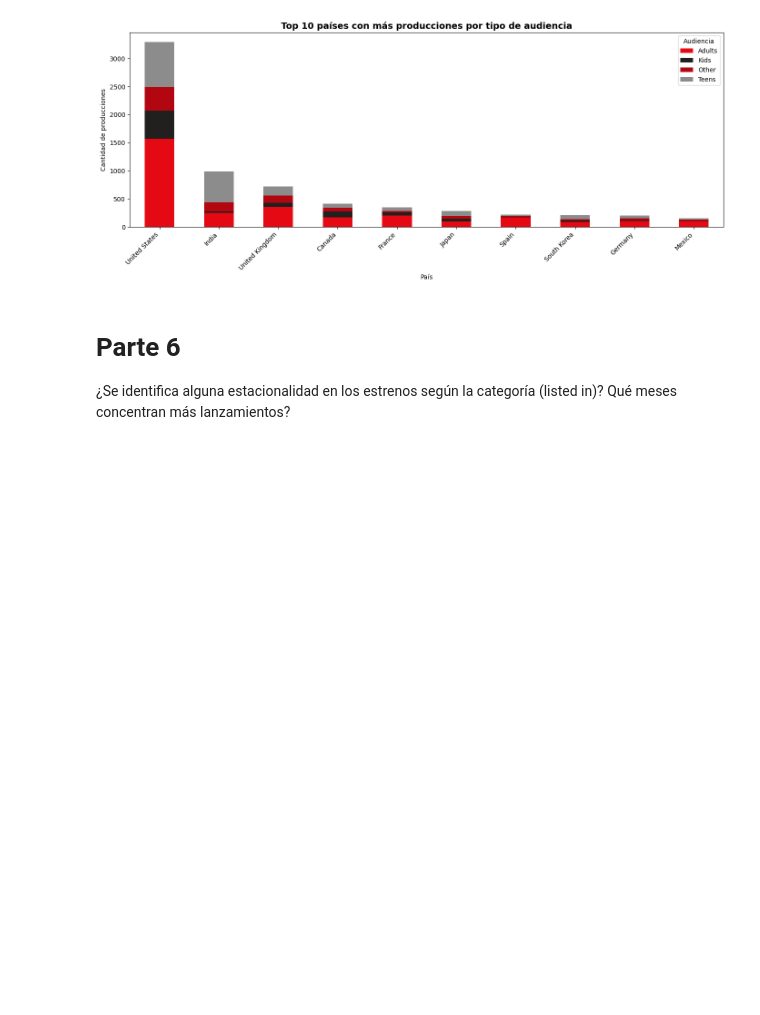
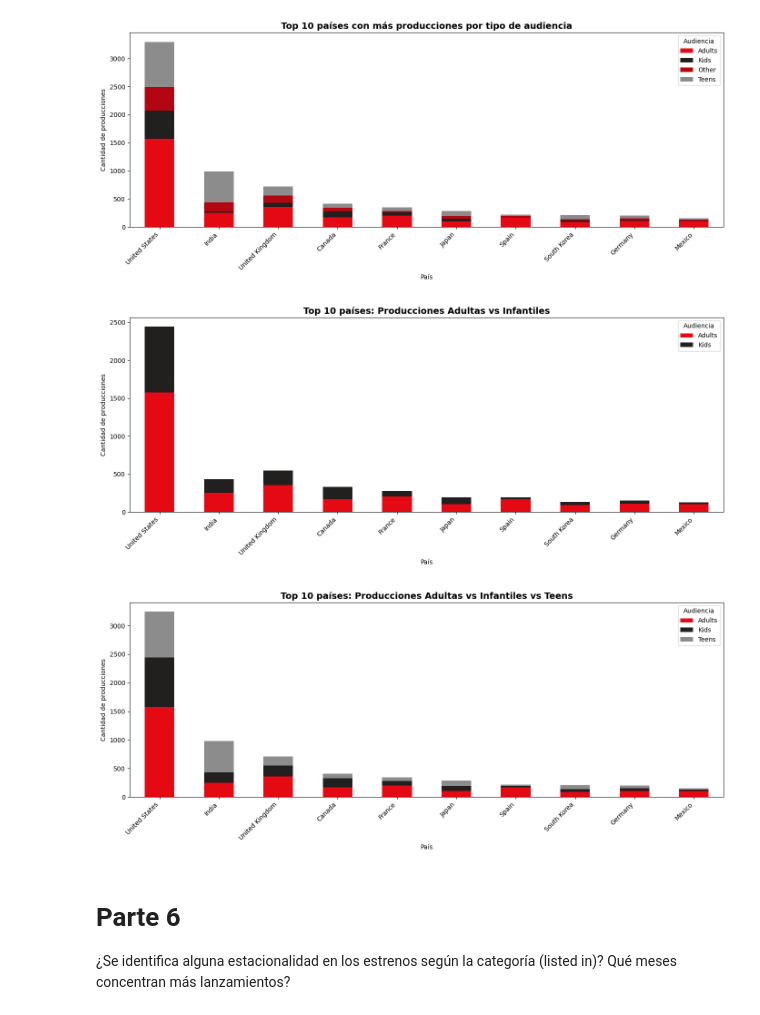
Before and after one commit to AnaMenoni/Practico-2-Analisis-de-Datos, a Jupyter notebook: practico2.ipynb, the cells around one changed output. Cells and saved outputs as stored; diff of their text form; code cells hidden in the pictures; blank space fills up the shorter version.

```diff
--- a/practico2.ipynb
+++ b/practico2.ipynb
@@ -426,6 +494,62 @@ plt.tight_layout()
 plt.show()
 # %% [output]
 [figure]
+# %%
+audience_map = {
+    "Kids": ["TV-Y", "TV-Y7", "G", "PG", "TV-G", "TV-PG"],
+    "Teens": ["PG-13", "TV-14"],
+    "Adults": ["R", "NC-17", "TV-MA"],
+    "Other": ["NR", "UR"]
+}
+
+def classify_audience(rating):
+    for key, values in audience_map.items():
+        if rating in values:
+            return key
+    return "Other"
+
+df["audience"] = df["rating"].apply(classify_audience)
+
+df["country_split"] = df["country"].str.split(", ")
+df_explode = df.explode("country_split")
+
+audience_country = df_explode.groupby(["country_split", "audience"]).size().unstack(fill_value=0)
+
+top_countries = audience_country.sum(axis=1).sort_values(ascending=False).head(10)
+top_audience_data = audience_country.loc[top_countries.index]
+
+# adultos vs infantiles
+adult_kid = top_audience_data[["Adults", "Kids"]]
+
+ax1 = adult_kid.plot(
+    kind="bar", stacked=True, figsize=(14,6),
+    color=["#e50914", "#221f1f"]
+)
+ax1.set_title("Top 10 países: Producciones Adultas vs Infantiles", fontsize=14, fontweight="bold")
+ax1.set_ylabel("Cantidad de producciones")
+ax1.set_xlabel("País")
+ax1.legend(title="Audiencia")
+plt.xticks(rotation=45, ha="right")
+plt.tight_layout()
+plt.show()
+
+# adultos vs infantiles vs teens
+adult_kid_teens = top_audience_data[["Adults", "Kids", "Teens"]]
+
+ax2 = adult_kid_teens.plot(
+    kind="bar", stacked=True, figsize=(14,6),
+    color=["#e50914", "#221f1f", "#8c8c8c"]
+)
+ax2.set_title("Top 10 países: Producciones Adultas vs Infantiles vs Teens", fontsize=14, fontweight="bold")
+ax2.set_ylabel("Cantidad de producciones")
+ax2.set_xlabel("País")
+ax2.legend(title="Audiencia")
+plt.xticks(rotation=45, ha="right")
+plt.tight_layout()
+plt.show()
+# %% [output]
+[figure, added]
+[figure, added]
 # %% [markdown]
 # Parte 6
 ¿Se identifica alguna estacionalidad en los estrenos según la
```
Also changed, not shown: parts of 7 cells of this notebook, 2 other files.
